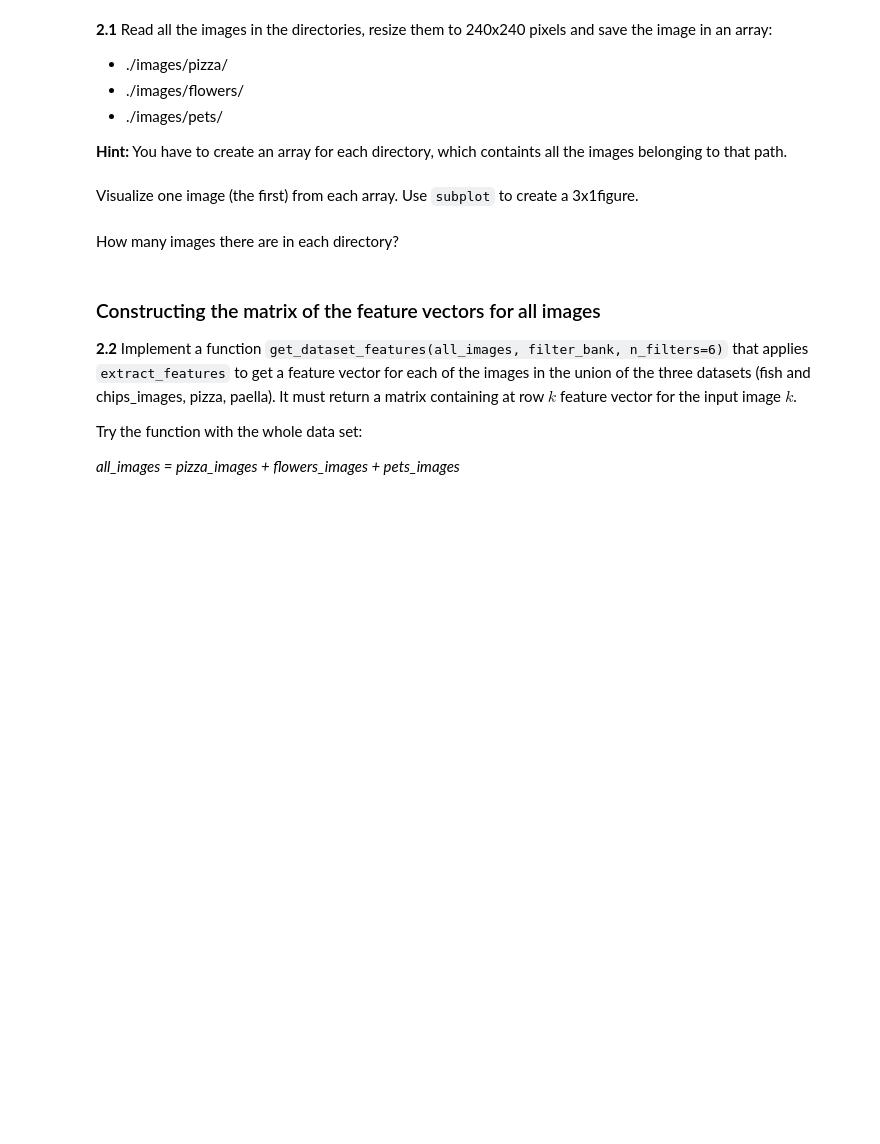
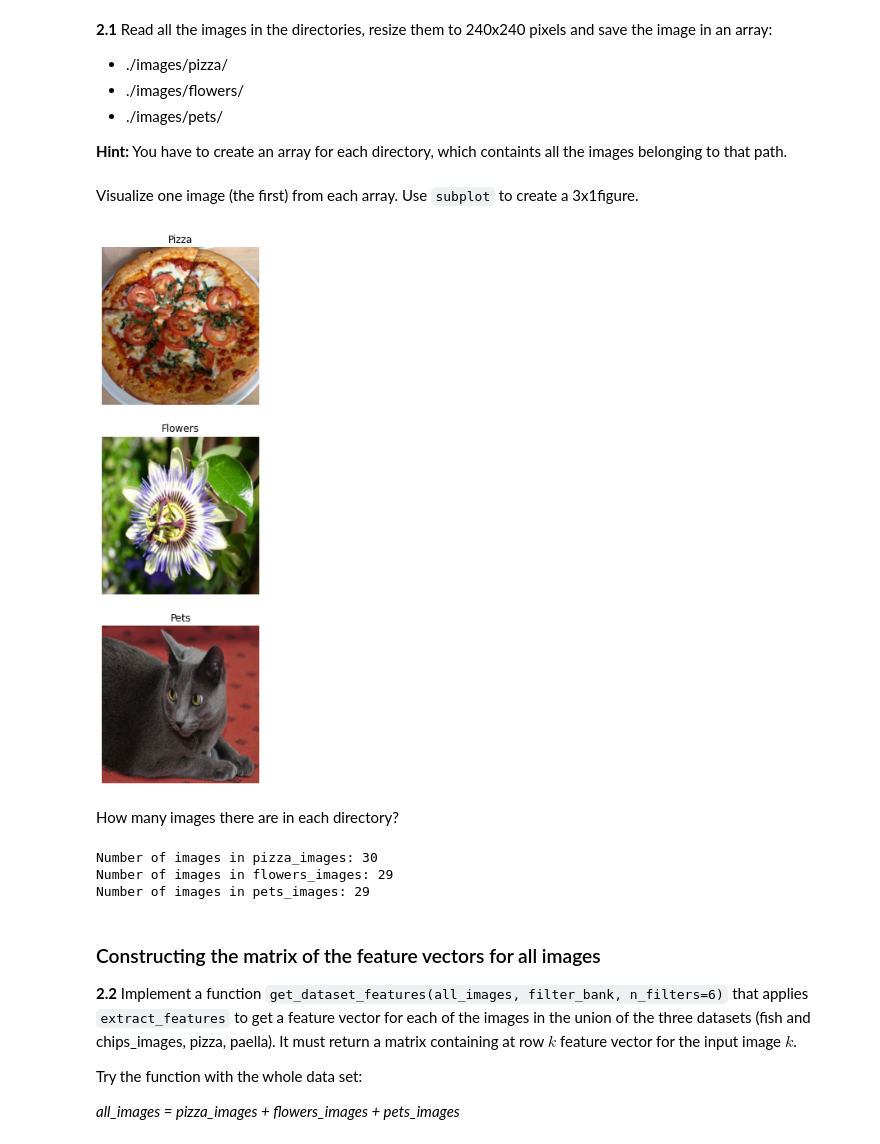
Before and after one commit to junjielyu13/Junior-Fall-Missions, a Jupyter notebook: VisioAI/Practica/p5/P5-Part1.ipynb, the cells around one changed output. Saved outputs shown, nothing was run; the diff lists cells and outputs as text; code cells hidden in the pictures; blank space fills up the shorter version.

```diff
--- a/VisioAI/Practica/p5/P5-Part1.ipynb
+++ b/VisioAI/Practica/p5/P5-Part1.ipynb
@@ -135,6 +217,6 @@ visualize_features(pizza_gray, filter_bank)
 **Hint:** You have to create an array for each directory, which containts all the images belonging to that path.
 # %%
 # Your solution here
-pizza_images = ...
-flowers_images = ...
-pets_images = ...
+pizza_images = io.ImageCollection("./images/pizza/*.jpg")
+flowers_images = io.ImageCollection("./images/flowers/*.jpg")
+pets_images = io.ImageCollection("./images/pets/*.jpg")
@@ -143,2 +223,7 @@ pets_images = ...
+# %%
+# Your solution here
+pizza_images = [resize(image, (240,240)) for image in pizza_images]
+flowers_images = [resize(image, (240,240)) for image in flowers_images]
+pets_images = [resize(image, (240,240)) for image in pets_images]
 # %% [markdown]
 Visualize one image (the first) from each array. Use ``subplot`` to create a 3x1figure.
@@ -147,2 +230,24 @@ Visualize one image (the first) from each array. Use ``subplot`` to create a 3x1
+# %%
+# Your solution here
+fig, axs = plt.subplots(nrows=3, ncols=1, figsize=(12,12))
+
+ax = axs[0]
+ax.imshow(pizza_images[0])
+ax.set_title('Pizza')
+ax.axis('off')
+
+ax = axs[1]
+ax.imshow(flowers_images[0])
+ax.set_title('Flowers')
+ax.axis('off')
+
+ax = axs[2]
+ax.imshow(pets_images[0])
+ax.set_title('Pets')
+ax.axis('off')
+
+plt.show()
+# %% [output]
+[figure, added]
 # %% [markdown]
 How many images there are in each directory?
@@ -151,3 +254,12 @@ How many images there are in each directory?
+# %%
+# Your solution here
+print(f"Number of images in pizza_images: {len(pizza_images)}")
+print(f"Number of images in flowers_images: {len(flowers_images)}")
+print(f"Number of images in pets_images: {len(pets_images)}")
+# %% [output]
+Number of images in pizza_images: 30
+Number of images in flowers_images: 29
+Number of images in pets_images: 29
 # %% [markdown]
 ### Constructing the matrix of the feature vectors for all images
 
```
Also changed, not shown: parts of 50 cells of this notebook, 1 other file.
